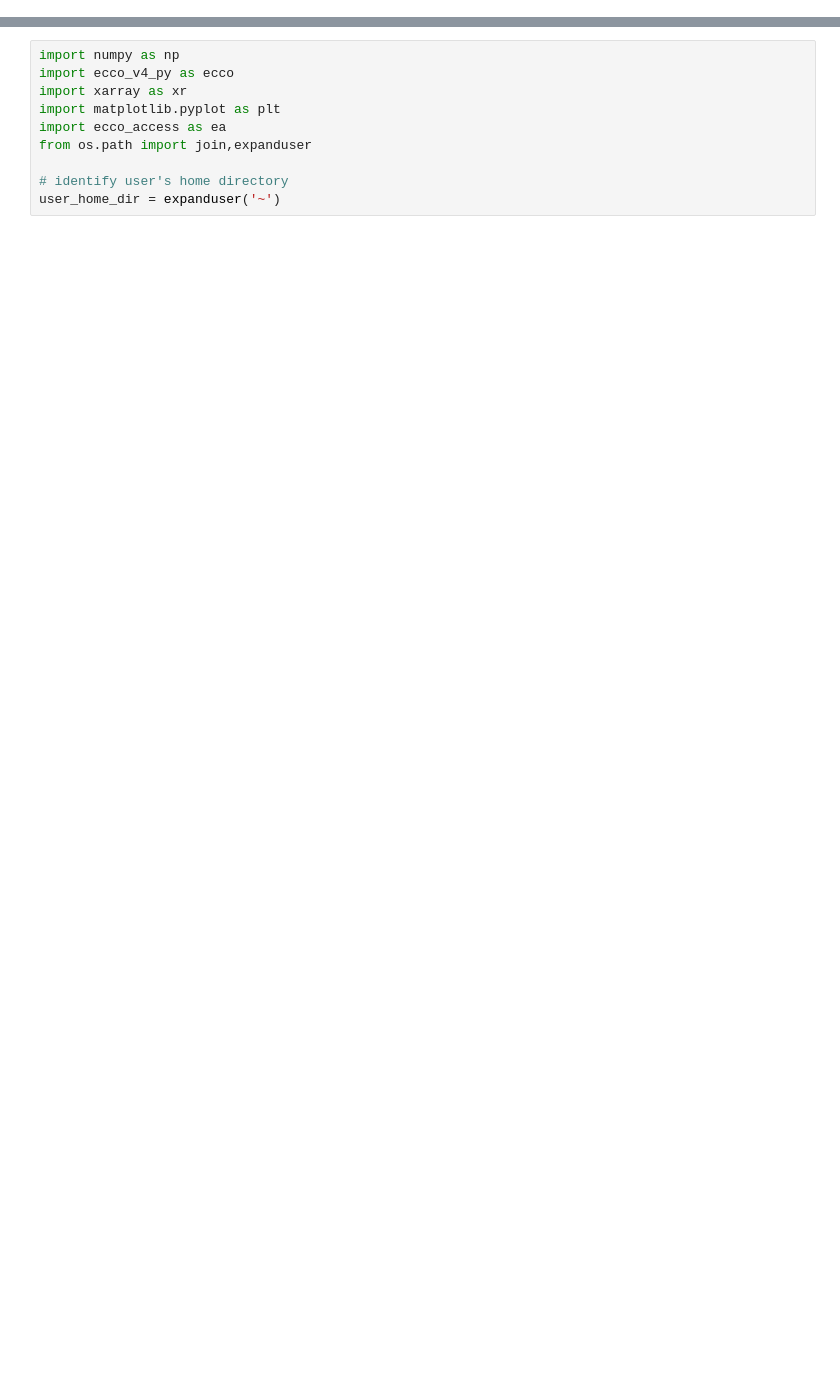
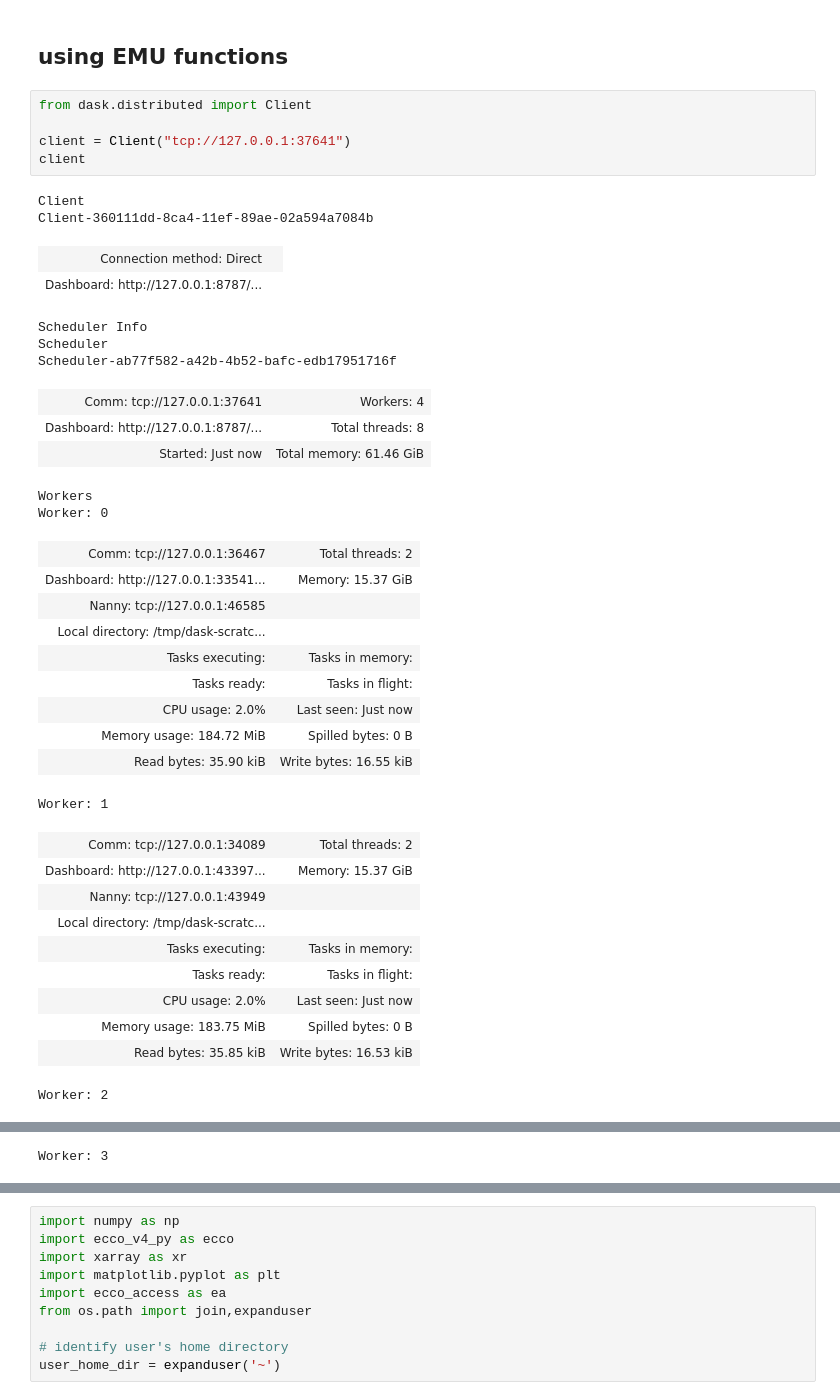
Before and after one commit to ECCO-Hackweek/EH24-ESPRESSO, a Jupyter notebook: contributors/mzahn/plot-adjoint-output.ipynb, the cells around one changed output, grey strips where cells are left out. Drawn from its saved outputs; the diff is of its cells as text; blank space fills up the shorter version.

```diff
--- a/contributors/mzahn/plot-adjoint-output.ipynb
+++ b/contributors/mzahn/plot-adjoint-output.ipynb
@@ -59,0 +3,40 @@ Worker: 3
+# %% [markdown]
+## using EMU functions
+# %%
+from dask.distributed import Client
+
+client = Client("tcp://127.0.0.1:37641")
+client
+# %% [output]
+Client
+Client-360111dd-8ca4-11ef-89ae-02a594a7084b
+| Connection method: Direct |  |
+| Dashboard: http://127.0.0.1:8787/... |  |
+Scheduler Info
+Scheduler
+Scheduler-ab77f582-a42b-4b52-bafc-edb17951716f
+| Comm: tcp://127.0.0.1:37641 | Workers: 4 |
+| Dashboard: http://127.0.0.1:8787/... | Total threads: 8 |
+| Started: Just now | Total memory: 61.46 GiB |
+Workers
+Worker: 0
+| Comm: tcp://127.0.0.1:36467 | Total threads: 2 |
+| Dashboard: http://127.0.0.1:33541... | Memory: 15.37 GiB |
+| Nanny: tcp://127.0.0.1:46585 |  |
+| Local directory: /tmp/dask-scratc... |  |
+| Tasks executing: | Tasks in memory: |
+| Tasks ready: | Tasks in flight: |
+| CPU usage: 2.0% | Last seen: Just now |
+| Memory usage: 184.72 MiB | Spilled bytes: 0 B |
+| Read bytes: 35.90 kiB | Write bytes: 16.55 kiB |
+Worker: 1
+| Comm: tcp://127.0.0.1:34089 | Total threads: 2 |
+| Dashboard: http://127.0.0.1:43397... | Memory: 15.37 GiB |
+| Nanny: tcp://127.0.0.1:43949 |  |
+| Local directory: /tmp/dask-scratc... |  |
+| Tasks executing: | Tasks in memory: |
+| Tasks ready: | Tasks in flight: |
+| CPU usage: 2.0% | Last seen: Just now |
+| Memory usage: 183.75 MiB | Spilled bytes: 0 B |
+| Read bytes: 35.85 kiB | Write bytes: 16.53 kiB |
+Worker: 2
@@ -59,0 +52 @@ Worker: 3
+Worker: 3
```
Also changed, not shown: parts of 20 cells of this notebook.
